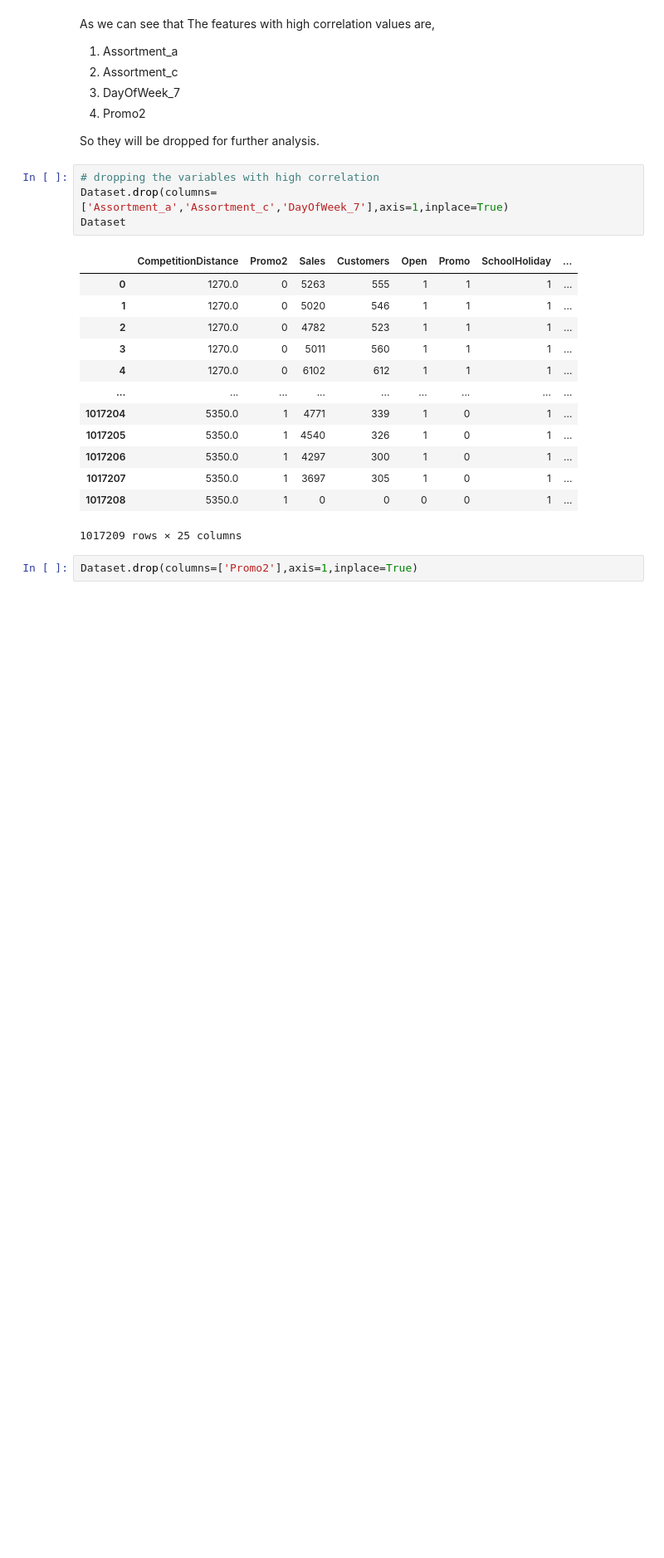
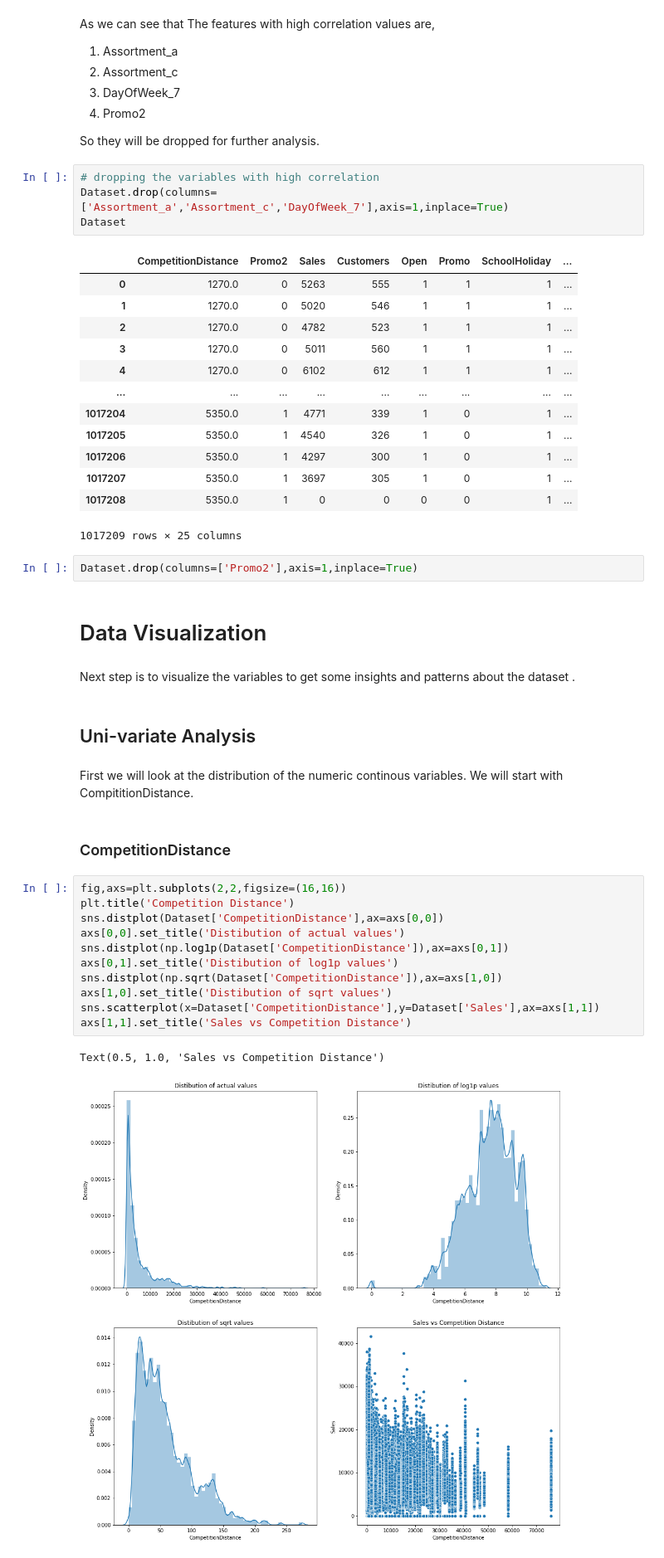
Before and after one commit to iMrugesh9/Regression-Capstone-Project-Retail-sales-prediction, a Jupyter notebook: Retail_Sales_Prediction.ipynb, the cells around one changed output. Shown at 83% size. Cells and saved outputs as stored; diff of their text form; blank space fills up the shorter version.

Commit message:
Third Commit - Data visualization and preparation

```diff
--- a/Retail_Sales_Prediction.ipynb
+++ b/Retail_Sales_Prediction.ipynb
@@ -667,3 +667,28 @@ Dataset
 1017209 rows × 25 columns
 # %%
 Dataset.drop(columns=['Promo2'],axis=1,inplace=True)
+# %% [markdown]
+# Data Visualization
+# %% [markdown]
+Next step is to visualize the variables to get some insights and patterns about the dataset .
+# %% [markdown]
+## Uni-variate Analysis
+# %% [markdown]
+First we will look at the distribution of the numeric continous variables.
+We will start with CompititionDistance.
+# %% [markdown]
+### CompetitionDistance
+# %%
+fig,axs=plt.subplots(2,2,figsize=(16,16))
+plt.title('Competition Distance')
+sns.distplot(Dataset['CompetitionDistance'],ax=axs[0,0])
+axs[0,0].set_title('Distibution of actual values')
+sns.distplot(np.log1p(Dataset['CompetitionDistance']),ax=axs[0,1])
+axs[0,1].set_title('Distibution of log1p values')
+sns.distplot(np.sqrt(Dataset['CompetitionDistance']),ax=axs[1,0])
+axs[1,0].set_title('Distibution of sqrt values')
+sns.scatterplot(x=Dataset['CompetitionDistance'],y=Dataset['Sales'],ax=axs[1,1])
+axs[1,1].set_title('Sales vs Competition Distance')
+# %% [output]
+Text(0.5, 1.0, 'Sales vs Competition Distance')
+[figure, added]
```
Also changed, not shown: parts of 23 cells of this notebook.
